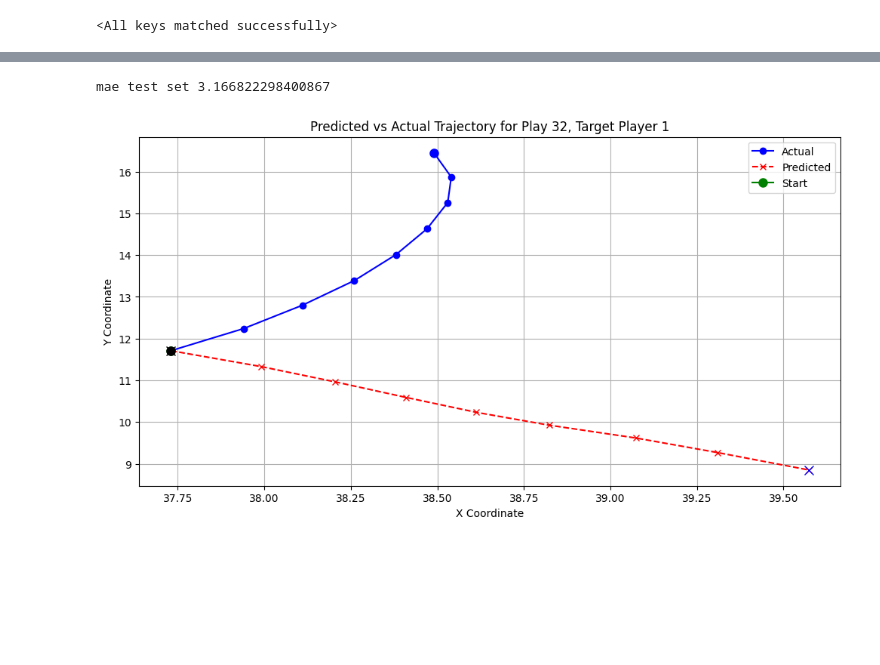
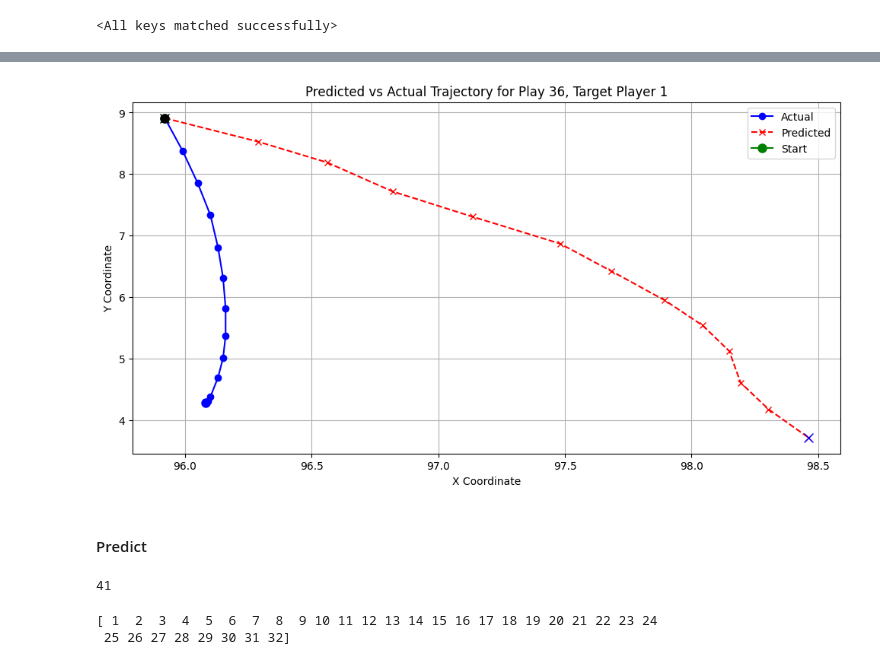
Before and after one commit to Daniel2814/NFL_Lab, a Jupyter notebook: bigdatabowl/transformers/seqtoseq.ipynb, the cells around one changed output, grey strips where cells are left out. Drawn from its saved outputs; the diff is of its cells as text; code cells hidden in the pictures; blank space fills up the shorter version.

```diff
--- a/bigdatabowl/transformers/seqtoseq.ipynb
+++ b/bigdatabowl/transformers/seqtoseq.ipynb
@@ -737,9 +759,19 @@ def var_mean_scalars(df_tracking):
     delta_scaler = MinMaxScaler(feature_range=(-1, 1))
     delta_scaler.fit(deltas_clean[['delta_x', 'delta_y']].values)
 
-    return pos_scaler, delta_scaler
+    # physics scaler
+    df_pre_snap = df_tracking.dropna()
+    phys_scaler = MinMaxScaler(feature_range=(-1, 1))
+    phys_scaler.fit(df_pre_snap[['s', 'a', 'o', 'dir']].values)
 
-pos, delta = var_mean_scalars(df)
+    # min max scaler
+    context_scaler = MinMaxScaler(feature_range=(0, 1))
+    context_scaler.fit(df_tracking[['num_frames_output']].drop_duplicates().values)
+
+    return pos_scaler, delta_scaler, phys_scaler, context_scaler
+
+df_scaler = pd.read_csv('/content/drive/MyDrive/databowl/2023_tracking.csv')
+pos, delta, phys, context = var_mean_scalars(df_scaler)
 # %% [markdown]
 ##### Loss Functions
 # %% [markdown]
@@ -1046,8 +1145,8 @@ gc.collect()
 torch.cuda.empty_cache()
 # %%
 # model
-model = SeqPrediction(embed_size=128, encoder_layers=5, decoder_layers=2,
-                   max_targets=max_targets, max_step=1.4, dropout=0.2, nheads=2 , dev='cuda').to('cuda')
+model = SeqPrediction(embed_size=64, encoder_layers=7, decoder_layers=2,
+                   max_targets=max_targets, max_step=1.4, dropout=0.2, nheads=4 , dev='cuda').to('cuda')
 # %%
 # params
 trainable_params = sum(param.numel() for param in model.parameters() if param.requires_grad)
@@ -1082,7 +1173,7 @@ KeyboardInterrupt:
 # %% [markdown]
 ##### Testing
 # %%
-state_dict = torch.load("best.pth")
+state_dict = torch.load("best_model.pth")
 model.load_state_dict(state_dict)
 # %% [output]
 <All keys matched successfully>
@@ -1115,6 +1207,7 @@ def calculate_test_loss(model, test_loader, loss_func):
     avg_test_loss = test_epoch_loss / test_batches
     return avg_test_loss
 # %%
+test_dataset = NFLSequenceDataset(df_grids, df, max_targets, int(max_input), int(max_output), pos_scaler=pos, delta_scaler=delta, split_indices=None, augment=False)
 test_loader = DataLoader(test_dataset, batch_size=128, shuffle=False, num_workers=3)
 # %%
 norm_loss_func = NormMaskedSequenceLoss()
@@ -1125,7 +1218,3 @@ Mean Squared Error on Test Set: 10.02876346964895
-# %%
-print(f"mae test set {np.sqrt(mse_test_loss)}")
-# %% [output]
-mae test set 3.166822298400867
 # %%
 def visualize_predictions(model, data_loader, play_idx=0, target_player_idx=0):
 
@@ -1165,32 +1254,32 @@ def visualize_predictions(model, data_loader, play_idx=0, target_player_idx=0):
             actual_path = np.cumsum(actual_deltas_unscaled, axis=0) + start_unscaled
 
             # start point
             predicted_trajectory = np.vstack([start_unscaled, pred_path])
             actual_trajectory = np.vstack([start_unscaled, actual_path])
 
             # plot trajectory
             plt.figure(figsize=(12, 6))
             plt.plot(actual_trajectory[:, 0], actual_trajectory[:, 1], marker='o', linestyle='-', color='blue', label='Actual')
             plt.plot(predicted_trajectory[:, 0], predicted_trajectory[:, 1], marker='x', linestyle='--', color='red', label='Predicted')
             plt.plot(start_unscaled[0], start_unscaled[1], marker='o', color='green', markersize=8, label='Start')
             plt.xlabel('X Coordinate')
             plt.ylabel('Y Coordinate')
             plt.title(f'Predicted vs Actual Trajectory for Play {play_idx}, Target Player {target_player_idx}')
             plt.legend()
             plt.grid(True)
 
             # first point in black (start)
             plt.plot(actual_trajectory[0, 0], actual_trajectory[0, 1], marker='o', color='black', markersize=8)
             plt.plot(predicted_trajectory[0, 0], predicted_trajectory[0, 1], marker='x', color='black', markersize=8)
 
             # last point blue
             plt.plot(actual_trajectory[-1, 0], actual_trajectory[-1, 1], marker='o', color='blue', markersize=8)
             plt.plot(predicted_trajectory[-1, 0], predicted_trajectory[-1, 1], marker='x', color='blue', markersize=8)
 
             plt.show()
 
             break
 
-visualize_predictions(model, test_loader, play_idx=32, target_player_idx=1)
+visualize_predictions(model, test_loader, play_idx=36, target_player_idx=1)
 # %% [output]
-[figure, old version]
+[figure, new version]
@@ -1201,0 +1286,2 @@ visualize_predictions(model, train_loader, play_idx=17, target_player_idx=1)
+# %% [markdown]
+#### Predict
@@ -1201,0 +1418,15 @@ visualize_predictions(model, train_loader, play_idx=17, target_player_idx=1)
+# %%
+df_target = df[df['player_birth_date'].isna()]
+df_target.head()
+# %% [output]
+41
+# %%
+df_preds = pd.DataFrame()
+for play_id_n in df['play_id_n'].unique():
+    df_predict = df[df['play_id_n'] == play_id_n]
+    df_predict = df_predict.dropna()
+    df_pred = predict(df_predict['play_id_n'], df_predict)
+    df_preds = pd.concat([df_preds, df_pred], axis=0)
+# %% [output]
+[ 1  2  3  4  5  6  7  8  9 10 11 12 13 14 15 16 17 18 19 20 21 22 23 24
+ 25 26 27 28 29 30 31 32]
```
Also changed, not shown: parts of 23 cells of this notebook, 2 other files.
